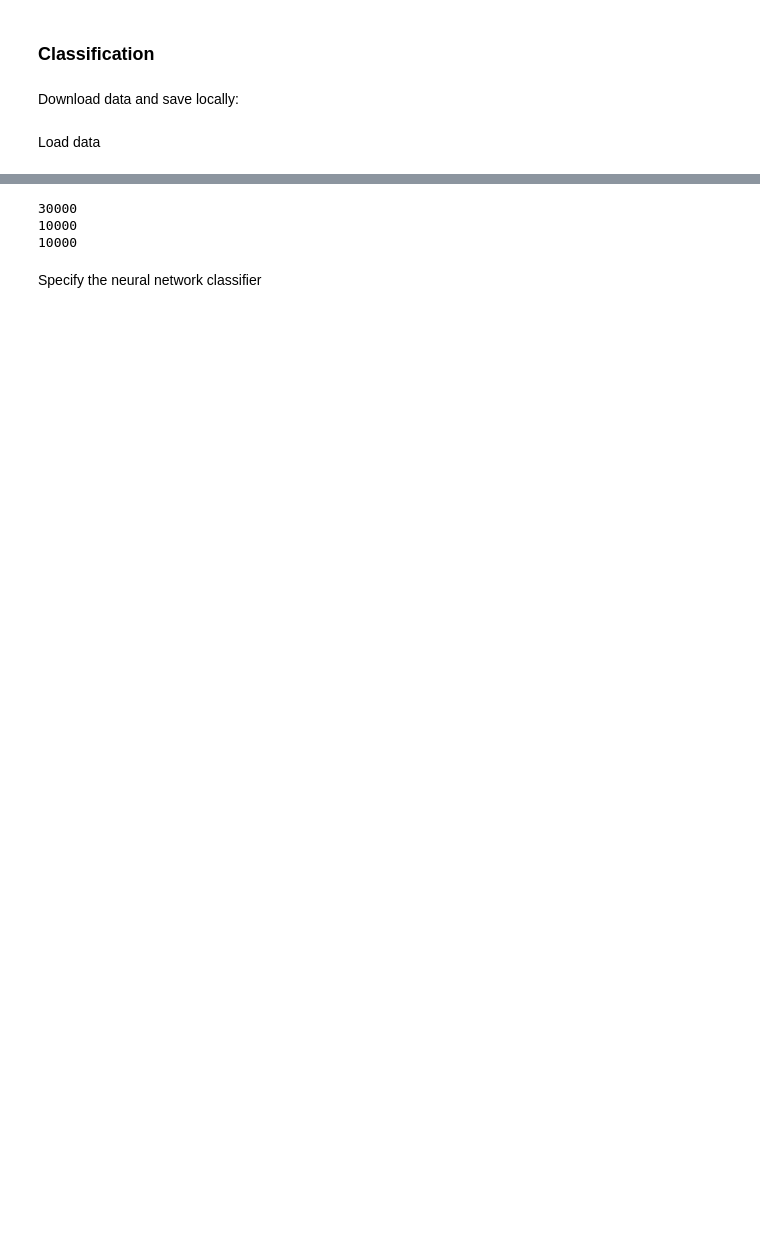
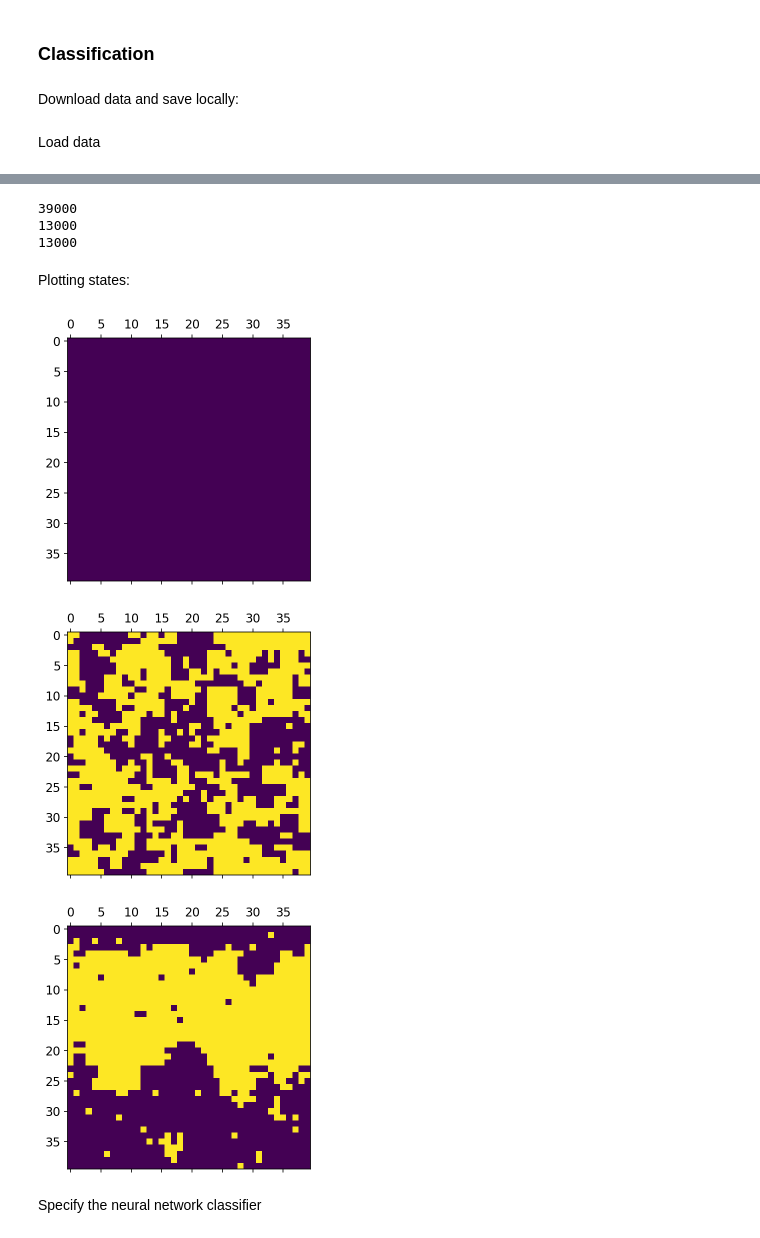
Before and after one commit to Anduron/FYS-STK4155-Project2, a Jupyter notebook: notebooks/nn_ising.ipynb, the cells around one changed output, grey strips where cells are left out. Saved outputs shown, nothing was run; the diff lists cells and outputs as text; code cells hidden in the pictures; blank space fills up the shorter version.

```diff
--- a/notebooks/nn_ising.ipynb
+++ b/notebooks/nn_ising.ipynb
@@ -271,6 +256,5 @@ y = np.load("labels.npy")
 # %%
-train_to_test_ratio=0.5 # training samples
-
+np.random.seed(42)
 # divide data into ordered, critical and disordered
 X_ordered=X[:70000,:]
 y_ordered=y[:70000]
@@ -294,9 +278,26 @@ print(len(y_train))
 print(len(y_test))
 print(len(y_val))
 # %% [output]
-30000
-10000
-10000
+39000
+13000
+13000
+# %% [markdown]
+Plotting states:
+# %%
+def plot_state(data):
+    fig = plt.figure()
+    ax = fig.add_subplot(111)
+    cax = ax.matshow(data, interpolation='nearest')
+    plt.tight_layout()
+    plt.show()
+# %%
+plot_state(X_ordered[0].reshape(40,40))
+plot_state(X_disordered[0].reshape(40,40))
+plot_state(X_critical[0].reshape(40,40))
+# %% [output]
+[figure, added]
+[figure, added]
+[figure, added]
 # %% [markdown]
 Specify the neural network classifier
 # %%
```
Also changed, not shown: parts of 17 cells of this notebook, 1 other file.
